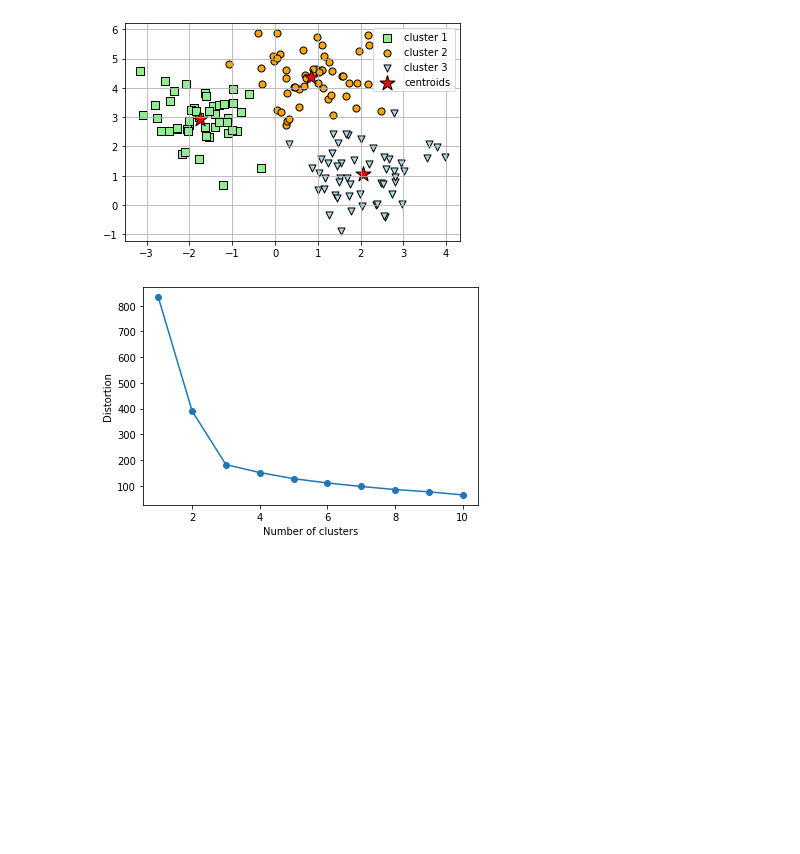
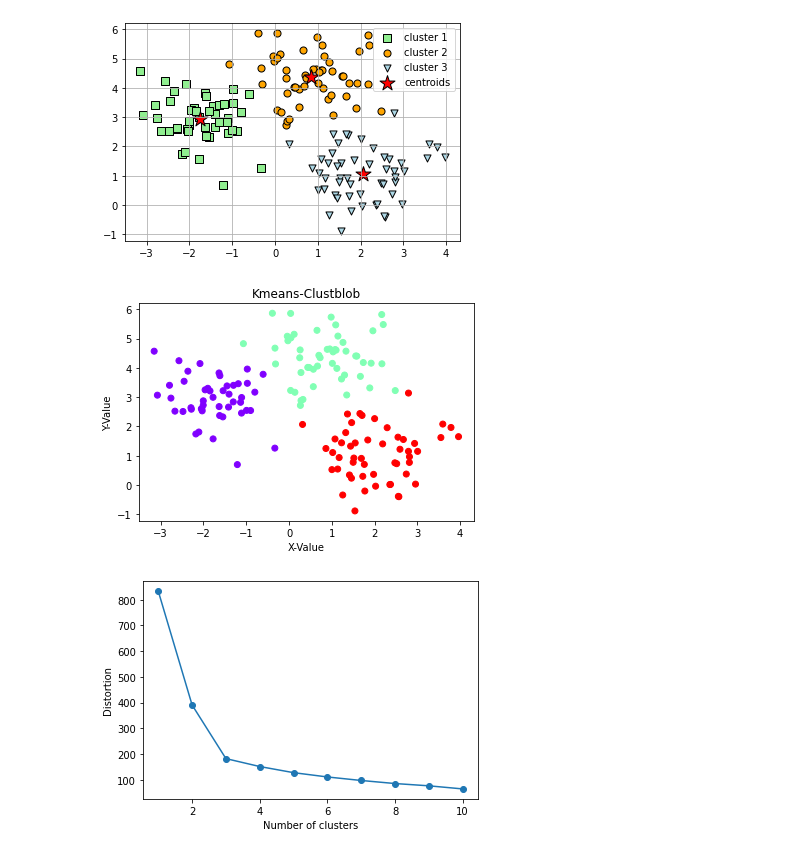
Before and after one commit to HarshitCodex/WSN-Clustering, a Jupyter notebook: wsn_clustering.ipynb, the cells around one changed output. Cells and saved outputs as stored; diff of their text form; code cells hidden in the pictures; blank space fills up the shorter version.

```diff
--- a/wsn_clustering.ipynb
+++ b/wsn_clustering.ipynb
@@ -197,6 +206,15 @@ plt.grid()
 plt.show()
 # %% [output]
 [figure]
+# %%
+plt.scatter(X[:,0],X[:,1],c=y_km,cmap = 'rainbow')
+plt.title("Kmeans-Clustblob")
+plt.xlabel("X-Value")
+plt.ylabel("Y-Value")
+plt.savefig("kmeans_blob.jpg")
+# plt.legend()
+# %% [output]
+[figure, added]
 # %%
 # Using Elbow method to determine appropriate number of clusters
 
```
Also changed, not shown: parts of 11 cells of this notebook, 4 other files.
